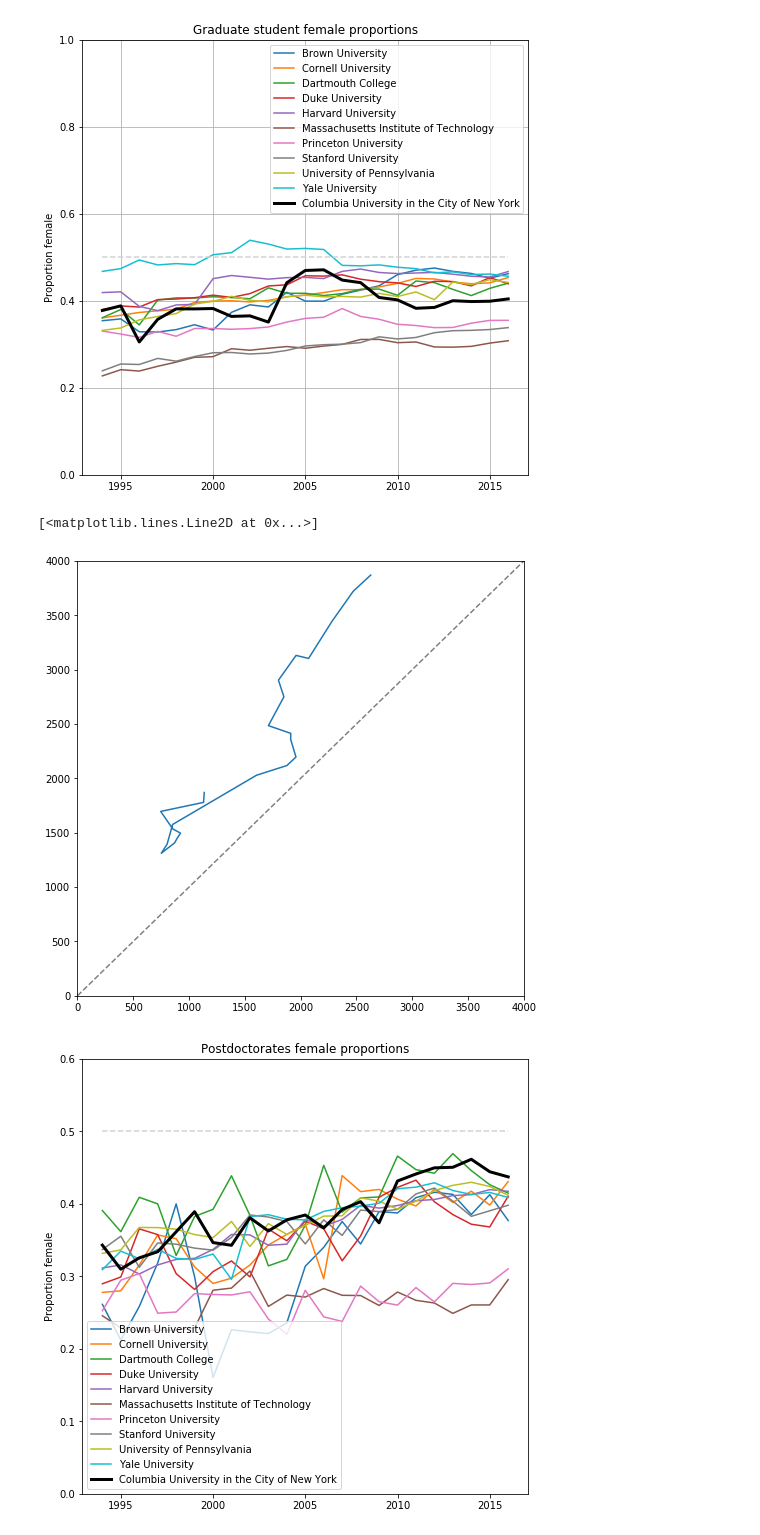
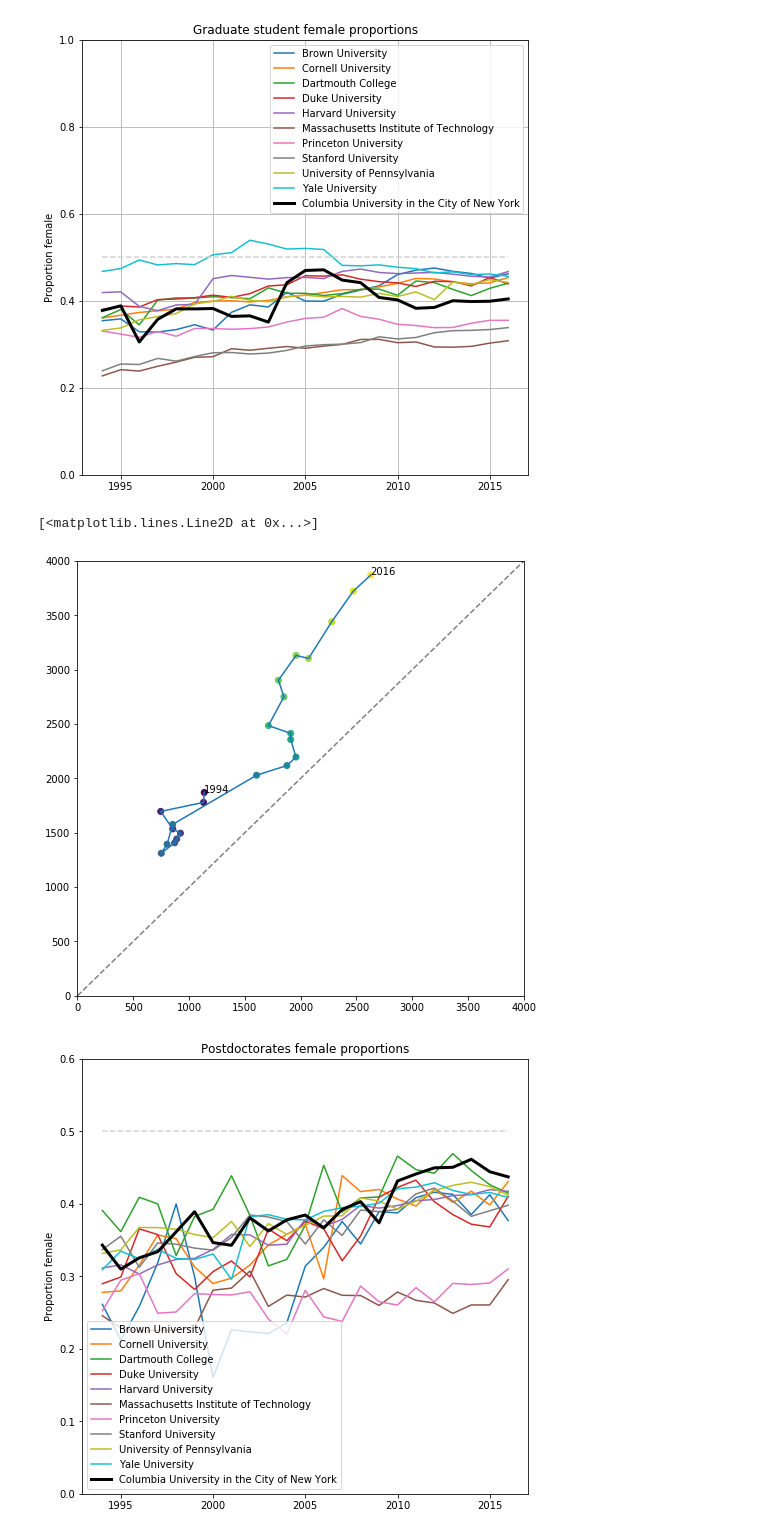
Before and after one commit to spec-journalism/gss-diversity, a Jupyter notebook: notebooks/overall.ipynb, the cells around one changed output. Cells and saved outputs as stored; diff of their text form; code cells hidden in the pictures.

Commit message:
connected scatter overall

```diff
--- a/notebooks/overall.ipynb
+++ b/notebooks/overall.ipynb
@@ -44,18 +44,21 @@ plot_proportions(GRAD_TOTALS, 'Graduate student female proportions')
 # %%
 females = []
 males = []
 for year in years:
     stats = GRAD_TOTALS[year]['Columbia University in the City of New York']
     females.append(stats['Female'])
     males.append(stats['Male'])
 plt.figure(figsize=(8, 8))
+plt.scatter(females, males, c=[i for i in range(len(males))], cmap='viridis')
+for i in [0, -1]:
+    plt.annotate(years[i], (females[i], males[i]))
 plt.plot(females, males)
 plt.ylim(bottom=0,top=4000)
 plt.xlim(left=0,right=4000)
 plt.plot([0, 5000], [0, 5000], linestyle='--', color='gray')
 # %% [output]
 [<matplotlib.lines.Line2D at 0x...>]
-[figure, old version]
+[figure, new version]
 # %%
 plot_proportions(POST_TOTALS, 'Postdoctorates female proportions')
 # %% [output]
```
